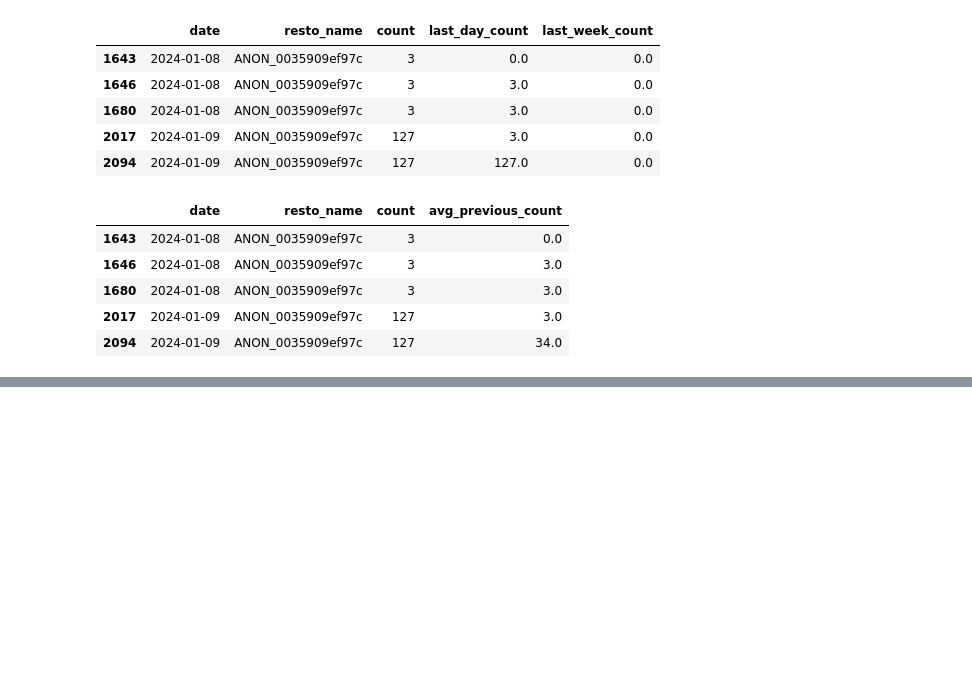
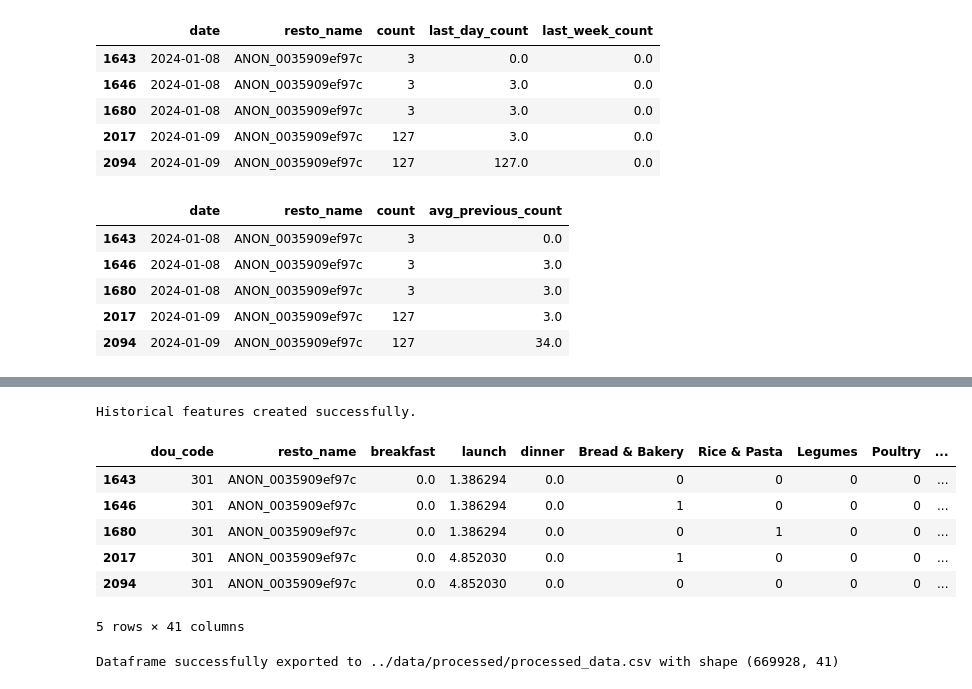
Before and after one commit to aziziabdallahesmail-ensia/IntelliCanteen, a Jupyter notebook: intellicanteen/notebooks/preprocessing and feature engineering.ipynb, the cells around one changed output, grey strips where cells are left out. Saved outputs shown, nothing was run; the diff lists cells and outputs as text; code cells hidden in the pictures; blank space fills up the shorter version.

Commit message:
updated preprocessing notebook to apply transformations

```diff
--- a/intellicanteen/notebooks/preprocessing and feature engineering.ipynb
+++ b/intellicanteen/notebooks/preprocessing and feature engineering.ipynb
@@ -420,0 +440,62 @@ feature_engineered_df_expanding_avg.head()
+# %%
+# 2. Apply Lag and Expanding Average transformations for each target
+# We iterate over each meal type to create specific historical features
+targets = ['breakfast', 'launch', 'dinner']
+
+for target in targets:
+    # Initialize and apply the lag feature creator for the specific target
+    lag_creator = LagFeatureCreator(
+        date_column='date',
+        target_column=target,
+        group_column='resto_name',
+        last_day_lag=1,
+        last_week_lag=7
+    )
+    final_df = lag_creator.fit_transform(final_df)
+
+    # Rename the hardcoded output columns from the class to target-specific names
+    final_df.rename(columns={
+        'last_day_count': f'{target}_last_day',
+        'last_week_count': f'{target}_last_week'
+    }, inplace=True)
+
+    # Initialize and apply the expanding average feature creator for the specific target
+    expanding_avg_creator = ExpandingAverageFeatureCreator(
+        date_column='date',
+        target_column=target,
+        group_column='resto_name'
+    )
+    final_df = expanding_avg_creator.fit_transform(final_df)
+
+    # Rename the hardcoded output column
+    final_df.rename(columns={
+        'avg_previous_count': f'{target}_avg_previous'
+    }, inplace=True)
+
+print("Historical features created successfully.")
+# %% [output]
+Historical features created successfully.
+# %%
+# 3. Apply Date Feature Extractor
+# Note: This is done last because the Time/Lag extractors rely on 'date' for sorting,
+# and this transformer drops the original 'date' column.
+date_extractor = DateFeatureExtractor(date_column='date')
+final_df = date_extractor.fit_transform(final_df)
+
+# Preview the completely engineered dataset
+final_df.head()
+# %% [output]
+|  | dou_code | resto_name | breakfast | launch | dinner | Bread & Bakery | Rice & Pasta | Legumes | Poultry | ... |
+| 1643 | 301 | ANON_0035909ef97c | 0.0 | 1.386294 | 0.0 | 0 | 0 | 0 | 0 | ... |
+| 1646 | 301 | ANON_0035909ef97c | 0.0 | 1.386294 | 0.0 | 1 | 0 | 0 | 0 | ... |
+| 1680 | 301 | ANON_0035909ef97c | 0.0 | 1.386294 | 0.0 | 0 | 1 | 0 | 0 | ... |
+| 2017 | 301 | ANON_0035909ef97c | 0.0 | 4.852030 | 0.0 | 1 | 0 | 0 | 0 | ... |
+| 2094 | 301 | ANON_0035909ef97c | 0.0 | 4.852030 | 0.0 | 0 | 0 | 0 | 0 | ... |
+5 rows × 41 columns
+# %%
+output_path = '../data/processed/processed_data.csv'
+final_df.to_csv(output_path, index=False)
+
+print(f"Dataframe successfully exported to {output_path} with shape {final_df.shape}")
+# %% [output]
+Dataframe successfully exported to ../data/processed/processed_data.csv with shape (669928, 41)
```
Also changed, not shown: parts of 7 cells of this notebook, 1 other file.
